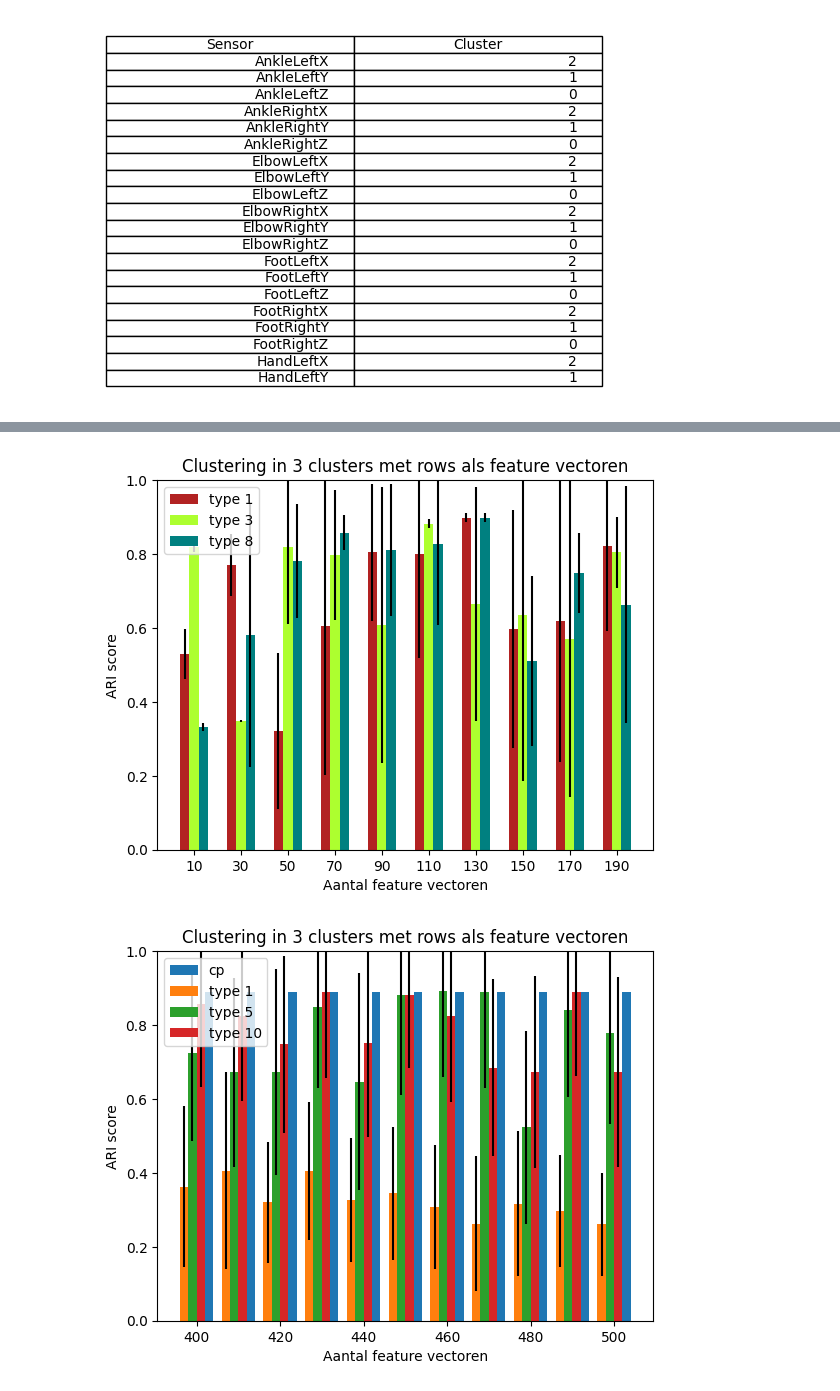
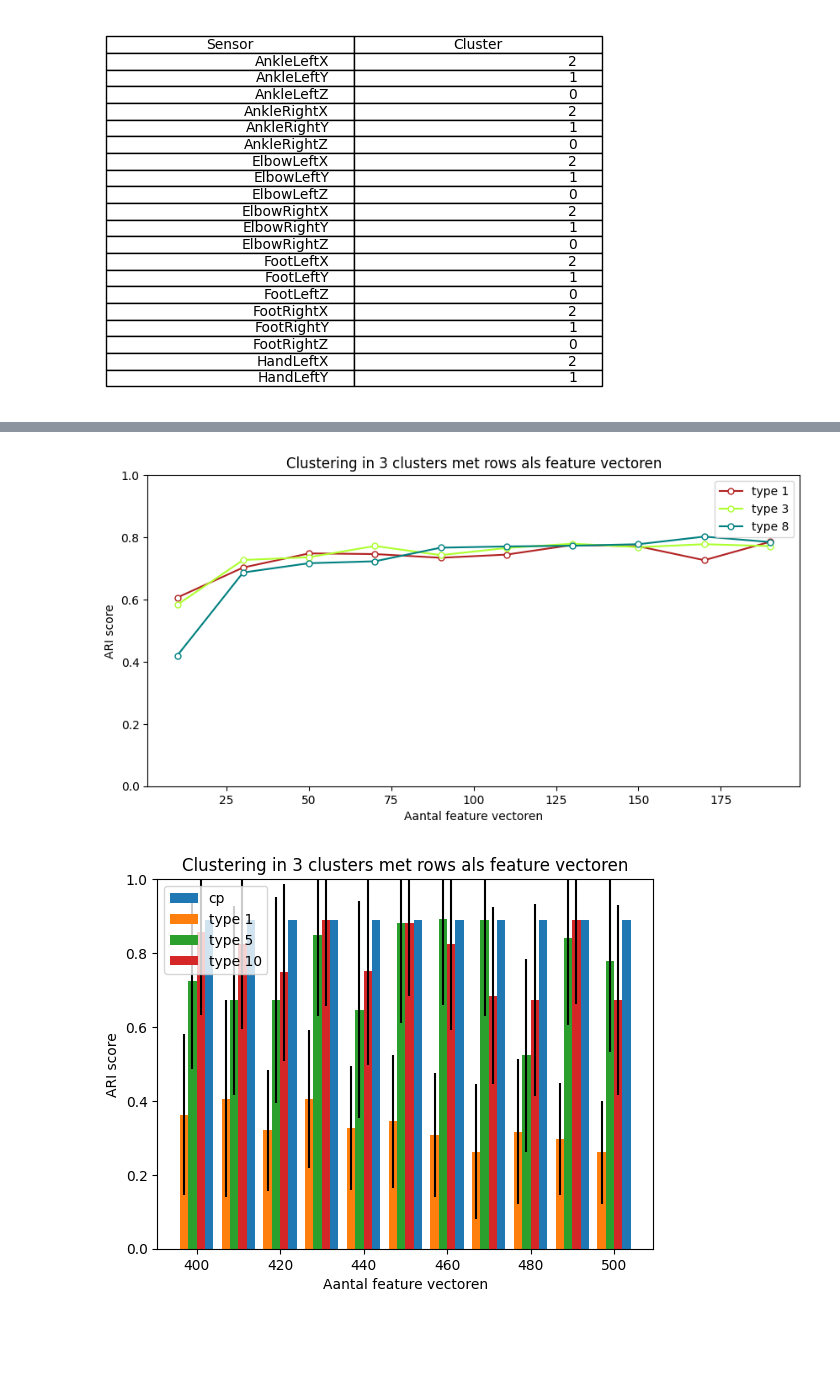
Before and after one commit to lolgameboy/TensorTimeSeriesClustering, a Jupyter notebook: scripts/notebook.ipynb, the cells around one changed output, grey strips where cells are left out. Cells and saved outputs as stored; diff of their text form; code cells hidden in the pictures; blank space fills up the shorter version.

Commit message:
Data saving

```diff
--- a/scripts/notebook.ipynb
+++ b/scripts/notebook.ipynb
@@ -55,8 +55,8 @@ cluster_ari([1], 3, 'tubes', 5, 20, 45, labels, 100, True, True, 10)
 # %%
 #
-cluster_ari([1,3,8], 3, 'rows', 10, 20, 200, get_overview()["exercise"], 30, False, True, 8)
+cluster_ari([1,3,8], 3, 'rows', 10, 20, 200, get_overview()["exercise"], 100, False, False, 8, calc_data=False, fig_size=(10, 4.8))
 # %% [output]
-[figure, old version]
+[figure, new version]
 # %%
 cluster_ari([1,5,10], 3, 'rows', 400, 10, 500, get_overview()["exercise"], 30, True, True, 4)
 # %% [output]
```
Also changed, not shown: parts of 1 cell of this notebook, 1 other file.
